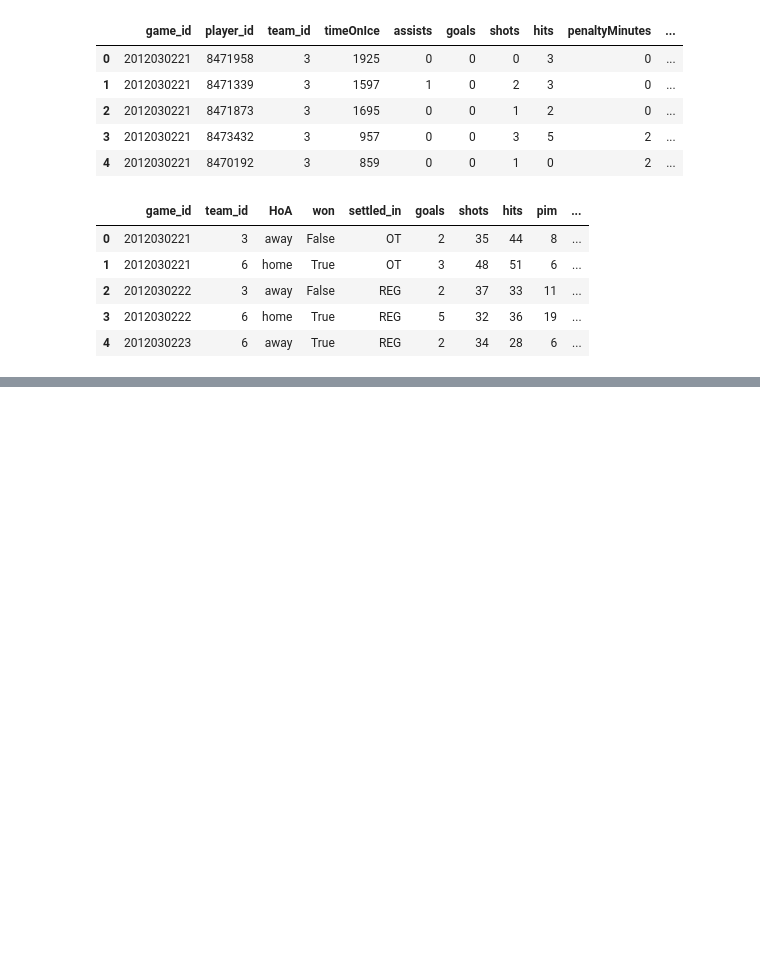
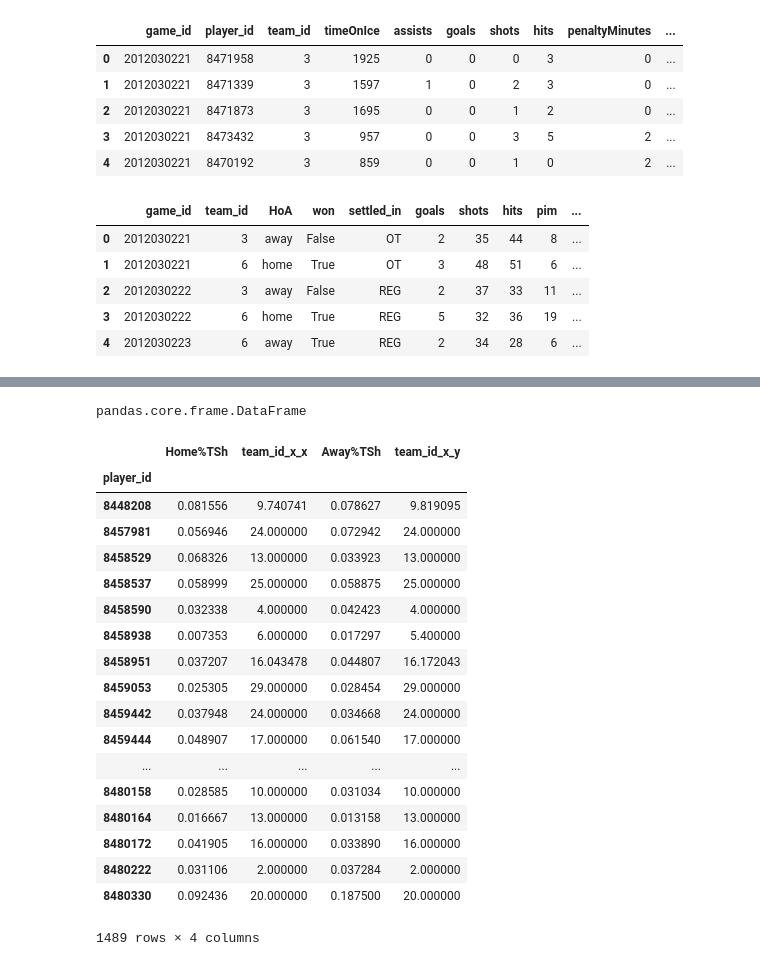
Before and after one commit to UCB-INFO-PYTHON/project_2_Bergan_Biseda_Hardy, a Jupyter notebook: mike_11_24_2018.ipynb, the cells around one changed output, grey strips where cells are left out. Cells and saved outputs as stored; diff of their text form; code cells hidden in the pictures; blank space fills up the shorter version.

```diff
--- a/mike_11_24_2018.ipynb
+++ b/mike_11_24_2018.ipynb
@@ -540,6 +542,7 @@ game_percent_stats.head()
 # %%
 game_teams_stats.head()
 game_merge_temp = game_teams_stats.drop(['head_coach', 'powerPlayOpportunities', 'powerPlayGoals'],axis=1)
+game_merge_temp = game_merge_temp.assign(game_team_id = lambda df:df.game_id*100 + df.team_id)
 game_merge_temp.head()
 # %% [output]
 |  | game_id | team_id | HoA | won | settled_in | goals | shots | hits | pim | ... |
@@ -550,0 +566,7 @@ game_merge_temp.head()
+# %%
+games_away_pct = game_percent_table[game_percent_table.HoA == 'away']
+games_away_pct.head()
+player_pcts_away = games_away_pct.groupby('player_id').mean()[['pctTSh','team_id_x']]
+type(player_pcts_away)
+# %% [output]
+pandas.core.frame.DataFrame
@@ -550,0 +580,23 @@ game_merge_temp.head()
+# %%
+player_TSh = player_TSh.rename(columns = {"pctTSh_x":"Home%TSh","pctTSh_y":"Away%TSh"})
+player_TSh
+# %% [output]
+|  | Home%TSh | team_id_x_x | Away%TSh | team_id_x_y |
+| player_id |  |  |  |  |
+| 8448208 | 0.081556 | 9.740741 | 0.078627 | 9.819095 |
+| 8457981 | 0.056946 | 24.000000 | 0.072942 | 24.000000 |
+| 8458529 | 0.068326 | 13.000000 | 0.033923 | 13.000000 |
+| 8458537 | 0.058999 | 25.000000 | 0.058875 | 25.000000 |
+| 8458590 | 0.032338 | 4.000000 | 0.042423 | 4.000000 |
+| 8458938 | 0.007353 | 6.000000 | 0.017297 | 5.400000 |
+| 8458951 | 0.037207 | 16.043478 | 0.044807 | 16.172043 |
+| 8459053 | 0.025305 | 29.000000 | 0.028454 | 29.000000 |
+| 8459442 | 0.037948 | 24.000000 | 0.034668 | 24.000000 |
+| 8459444 | 0.048907 | 17.000000 | 0.061540 | 17.000000 |
+| ... | ... | ... | ... | ... |
+| 8480158 | 0.028585 | 10.000000 | 0.031034 | 10.000000 |
+| 8480164 | 0.016667 | 13.000000 | 0.013158 | 13.000000 |
+| 8480172 | 0.041905 | 16.000000 | 0.033890 | 16.000000 |
+| 8480222 | 0.031106 | 2.000000 | 0.037284 | 2.000000 |
+| 8480330 | 0.092436 | 20.000000 | 0.187500 | 20.000000 |
+1489 rows × 4 columns
```
Also changed, not shown: parts of 4 cells of this notebook.
